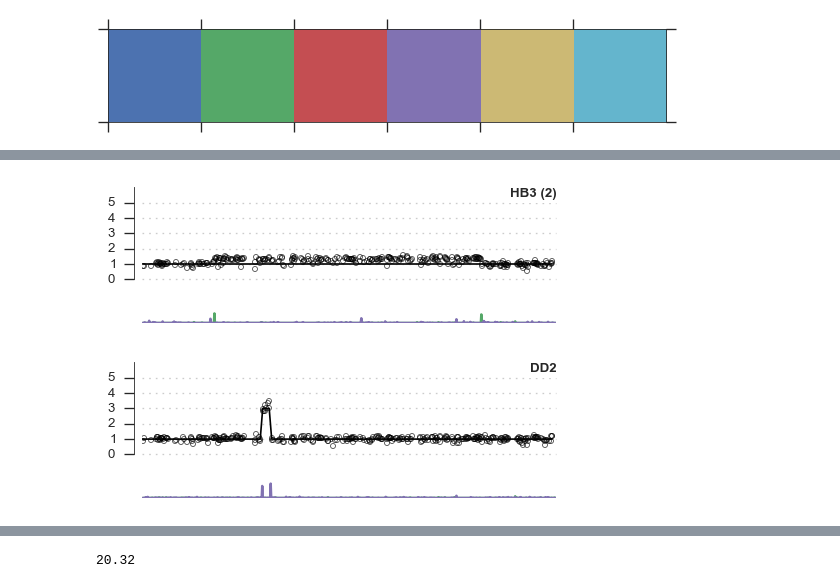
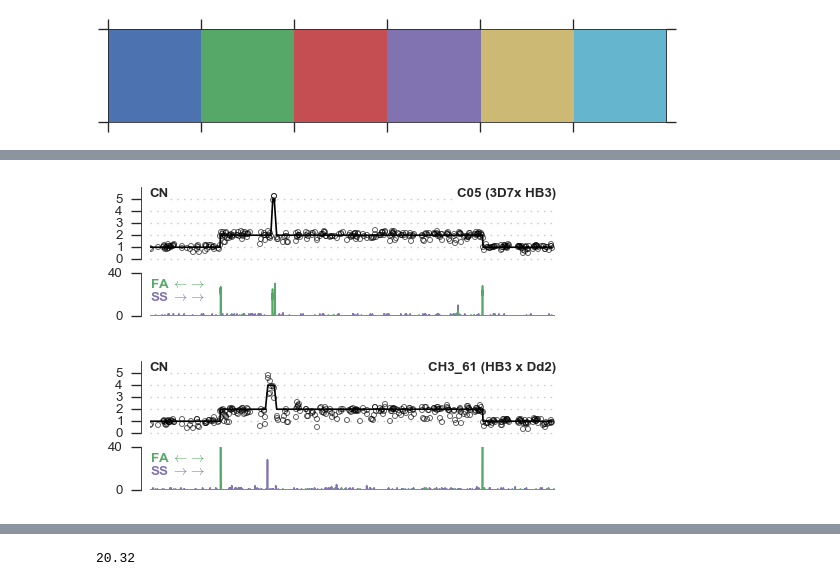
Before and after one commit to wtchg-kwiatkowski/pfx-paper-2015, a Jupyter notebook: main/notebooks/fig_cnv_gch1.ipynb, the cells around one changed output, grey strips where cells are left out. Drawn from its saved outputs; the diff is of its cells as text; code cells hidden in the pictures.

```diff
--- a/main/notebooks/fig_cnv_gch1.ipynb
+++ b/main/notebooks/fig_cnv_gch1.ipynb
@@ -105,0 +185,7 @@ fig.tight_layout()
+# %%
+width = 7
+height = 2
+fig, ax = plt.subplots(figsize=(width, height))
+plot_coverage_tandemdup(ax, 'ERR012840', chrom, start=start, stop=stop, lw=1.5)
+plot_coverage_inversion(ax, 'ERR012840', chrom, start=start, stop=stop, lw=1.5)
+fig.tight_layout()
@@ -110,13 +198,13 @@ sns.palplot(sns.color_palette())
 # %%
 def plot_cnv_evidence(fig, run, chrom, start, stop, label_axes=False, extra_label=''):
 
-    gs = GridSpec(2, 1, height_ratios=[1, .4])
+    gs = GridSpec(2, 1, height_ratios=[1, .6])
     palette = sns.color_palette()
 
     ax = fig.add_subplot(gs[0])
     plot_cnv_state(ax, run, chrom, start=start, stop=stop)
     if label_axes:
-        ax.text(0, 1, 'copy number', fontsize=8, fontweight='bold', ha='left', va='top', transform=ax.transAxes, bbox=dict(facecolor='w', lw=0, alpha=1))
+        ax.text(0, 1, 'CN', fontsize=8, fontweight='bold', ha='left', va='top', transform=ax.transAxes, bbox=dict(facecolor='w', lw=0, alpha=1))
     ax.text(1, 1, '%s %s' % (run2clone[run], extra_label),
             fontsize=8, fontweight='bold',
             ha='right', va='top',
@@ -125,24 +213,29 @@ def plot_cnv_evidence(fig, run, chrom, start, stop, label_axes=False, extra_labe
 #     ax.set_ylabel('CN', fontsize=8, rotation=90, ha='right')
 
     ax = fig.add_subplot(gs[1])
-    sns.despine(ax=ax, offset=5, bottom=True, left=True)
-    plot_coverage_tandemdup(ax, run, chrom, start=start, stop=stop, color=palette[1])
+    sns.despine(ax=ax, offset=5, bottom=True, left=False)
+    plot_coverage_inversion(ax, run, chrom, start=start, stop=stop, color=palette[3], lw=1)
 #     ax.set_ylabel(r'%DP',
 #                   rotation=90, ha='center', va='bottom',
 #                   color='k', fontweight='normal', fontsize=8)
 #     ax.set_yticks([0, 10])
 #     ax.set_yticklabels([0, 10], fontsize=8)
-    ax.set_yticks([])
+    ax.set_xticks([])
+    ax.set_yticks([0, 40])
+    ax.set_yticklabels(['0', '40'], fontsize=8)
+    ax.set_ylim(0, 40)
     if label_axes:
-        ax.text(0, .9, r'%FA $\leftarrow$$\rightarrow$', color=palette[1], transform=ax.transAxes, ha='left', va='top',
+        ax.text(0, .9, r'FA $\leftarrow$$\rightarrow$', color=palette[1], transform=ax.transAxes, ha='left', va='top',
                 fontsize=8, fontweight='bold')
-        ax.text(0, .6, r'%SS $\rightarrow$$\rightarrow$', color=palette[3], transform=ax.transAxes, ha='left',va='top',
+        ax.text(0, .6, r'SS $\rightarrow$$\rightarrow$', color=palette[3], transform=ax.transAxes, ha='left',va='top',
                 fontsize=8, fontweight='bold')
 
     ax = ax.twinx()
     sns.despine(ax=ax, offset=5, bottom=True, right=True, left=True)
-    plot_coverage_inversion(ax, run, chrom, start=start, stop=stop, color=palette[3])
+    plot_coverage_tandemdup(ax, run, chrom, start=start, stop=stop, color=palette[1], lw=1)
+    ax.set_xticks([])
     ax.set_yticks([])
+    ax.set_ylim(0, 40)
 #     ax.set_ylabel(r'%SS',
 #                   rotation=90, ha='center', va='top',
 #                   color=palette[3], fontweight='bold', fontsize=8)
@@ -163,11 +285,10 @@ fig.savefig('../../artwork/main/fig4B.jpg', dpi=900, jpeg_quality=100)
 # %%
 fig = plt.figure(figsize=(4, 1.4))
-plot_cnv_evidence(fig, 'ERR012788', chrom, start, stop, extra_label='(2)')
+plot_cnv_evidence(fig, 'ERR019065', chrom, start, stop, extra_label='(3D7x HB3)', label_axes=True)
 # %% [output]
-[figure, old version]
+[figure, new version]
 # %%
 fig = plt.figure(figsize=(4, 1.4))
-plot_cnv_evidence(fig, 'ERR012840', chrom, start, stop)
-fig.savefig('../../artwork/main/fig4C.jpg', dpi=900, jpeg_quality=100)
+plot_cnv_evidence(fig, 'ERR175544', chrom, start, stop, extra_label='(HB3 x Dd2)', label_axes=True)
 # %% [output]
-[figure, old version]
+[figure, new version]
```
Also changed, not shown: parts of 34 cells of this notebook, 3 other files.
